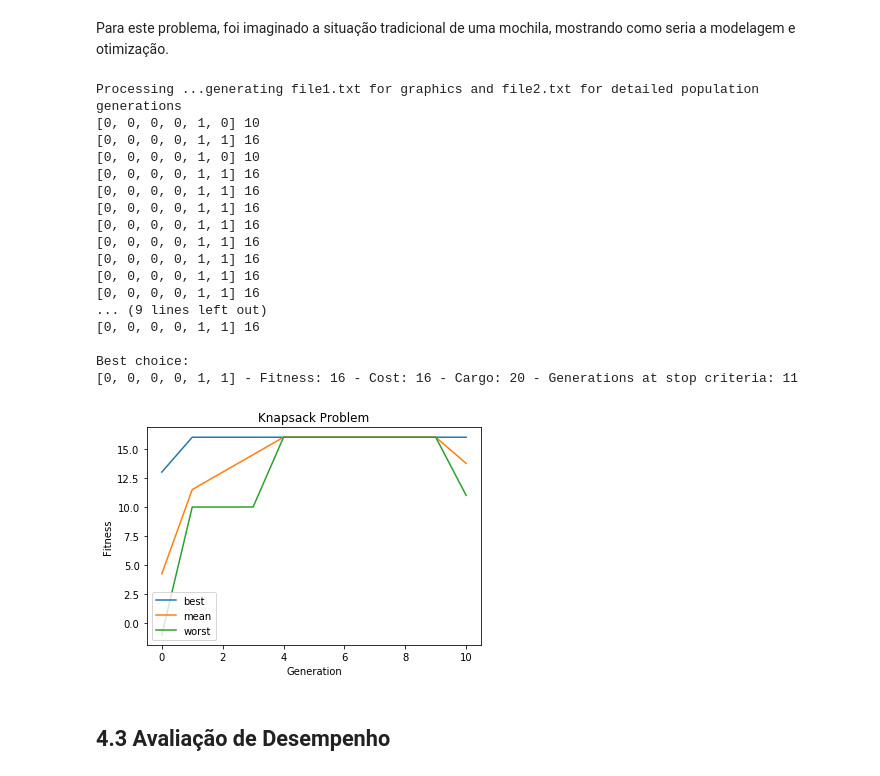
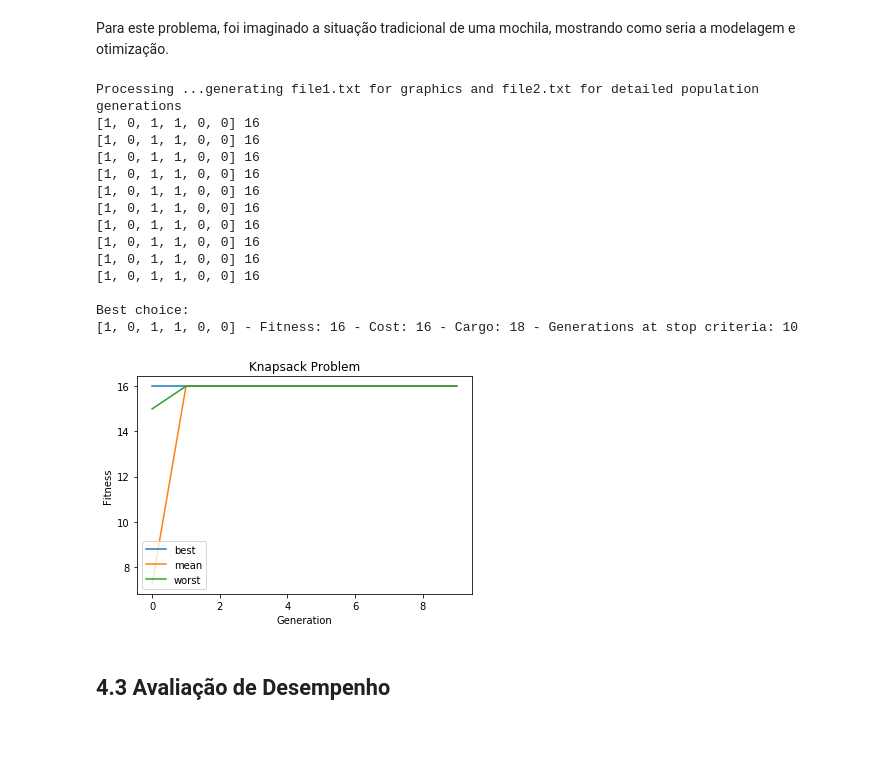
Before and after one commit to edbkei/MO416PROJ2, a Jupyter notebook: Project2/project2.ipynb, the cells around one changed output. Cells and saved outputs as stored; diff of their text form; code cells hidden in the pictures; blank space fills up the shorter version.

```diff
--- a/Project2/project2.ipynb
+++ b/Project2/project2.ipynb
@@ -254,55 +260,52 @@ maxWeight=20
 config = Config({
     'problem': {
     'type': ProblemType.MAXIMIZATION,                           # MINIMIZATION, MAXIMIZATION
     'values': [0, 1],
     'costs': [3, 5, 4, 9, 10, 6],
     'weights': [7, 3, 8, 3, 9, 11],
     'cargo': 20
     },
     'selection': {
-        'strategy': SelectionStrategy.ROULETTE  # ROULETTE, TORNAMENT_BATTLE_ROYALE, or TOURNAMENT_PLAYOFF
+        'strategy': SelectionStrategy.ROULETTE                  # ROULETTE, TOURNAMENT_BATTLE_ROYALE, or TOURNAMENT_PLAYOFF
     },
     'reproduction': {
-        'strategy': ReproductionStrategy.SEXUAL_SINGLE_POINT,   # ASEXUAL, SEXUAL_SINGLE_POINT, SEXUAL_DOUBLE_POINTS
-        'rate': 0.4
+        'strategy': ReproductionStrategy.SEXUAL_DOUBLE_POINTS,   # ASEXUAL, SEXUAL_SINGLE_POINT, SEXUAL_DOUBLE_POINTS
+        'rate': 0.8
     },
     'mutation': {
-        'strategy': MutationStrategy.SEQUENCE_SWAP,            # FLIP, SWAP, SEQUENCE_SWAP
-        'rate': 0.1
+        'strategy': MutationStrategy.SWAP,                      # FLIP, SWAP, SEQUENCE_SWAP
+        'rate': 0.2
     },
     'generation': {
-        'strategy': GenerationStrategy.EXCHANGE,               # EXCHANGE, ELITISM, STEADY_STATE
+        'strategy': GenerationStrategy.ELITISM,               # EXCHANGE, ELITISM, STEADY_STATE
         'population_size': 4,
     },
     'stop_criteria': {
         #'fitness': 0, #Used only on MAX_FITNESS
         'num_generations': 10, #Used only on MAX_GENERATIONS and STEADY_PERIOD
-        'type': StopCriteriaType.STEADY_PERIOD                 # MAX_GENERATION, MAX_FITNESS, CONVERGENCE, STEADY_PERIOD
+        'type': StopCriteriaType.STEADY_PERIOD             # MAX_GENERATIONS, MAX_FITNESS, CONVERGENCE, STEADY_PERIOD
         }
 })
 
 generationsResult = GeneticAlgorithmFacade(config).execute()
 
 plot_fitness(generationsResult)
 # %% [output]
 Processing ...generating file1.txt for graphics and file2.txt for detailed population generations
-[0, 0, 0, 0, 1, 0] 10
-[0, 0, 0, 0, 1, 1] 16
-[0, 0, 0, 0, 1, 0] 10
-[0, 0, 0, 0, 1, 1] 16
-[0, 0, 0, 0, 1, 1] 16
-[0, 0, 0, 0, 1, 1] 16
-[0, 0, 0, 0, 1, 1] 16
-[0, 0, 0, 0, 1, 1] 16
-[0, 0, 0, 0, 1, 1] 16
-[0, 0, 0, 0, 1, 1] 16
-[0, 0, 0, 0, 1, 1] 16
-... (9 lines left out)
-[0, 0, 0, 0, 1, 1] 16
+[1, 0, 1, 1, 0, 0] 16
+[1, 0, 1, 1, 0, 0] 16
+[1, 0, 1, 1, 0, 0] 16
+[1, 0, 1, 1, 0, 0] 16
+[1, 0, 1, 1, 0, 0] 16
+[1, 0, 1, 1, 0, 0] 16
+[1, 0, 1, 1, 0, 0] 16
+[1, 0, 1, 1, 0, 0] 16
+[1, 0, 1, 1, 0, 0] 16
+[1, 0, 1, 1, 0, 0] 16
 
 Best choice:
-[0, 0, 0, 0, 1, 1] - Fitness: 16 - Cost: 16 - Cargo: 20 - Generations at stop criteria: 11
+[1, 0, 1, 1, 0, 0] - Fitness: 16 - Cost: 16 - Cargo: 18 - Generations at stop criteria: 10
-[figure, old version]
+[figure, new version]
 # %% [markdown]
 ## 4.3 Avaliação de Desempenho
 # %% [markdown]
```
Also changed, not shown: parts of 7 cells of this notebook.
